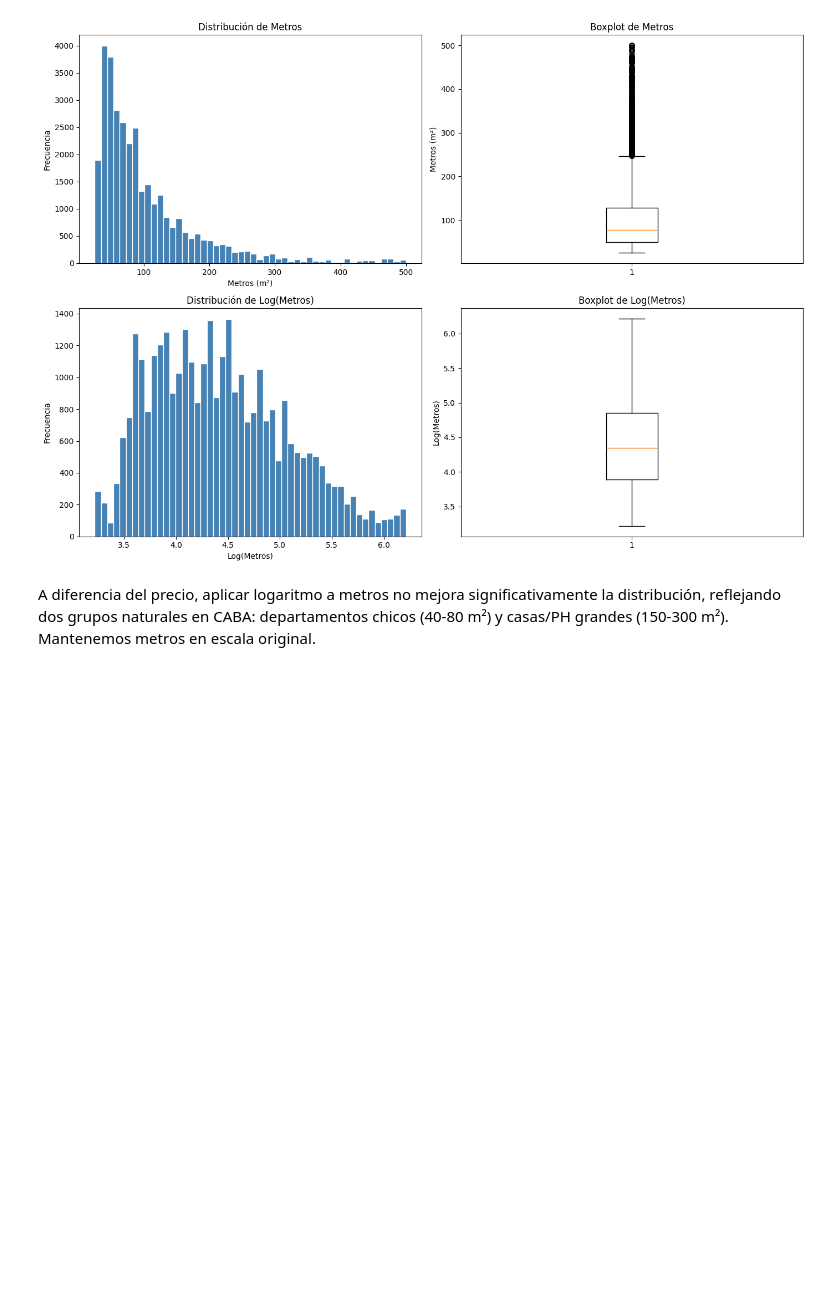
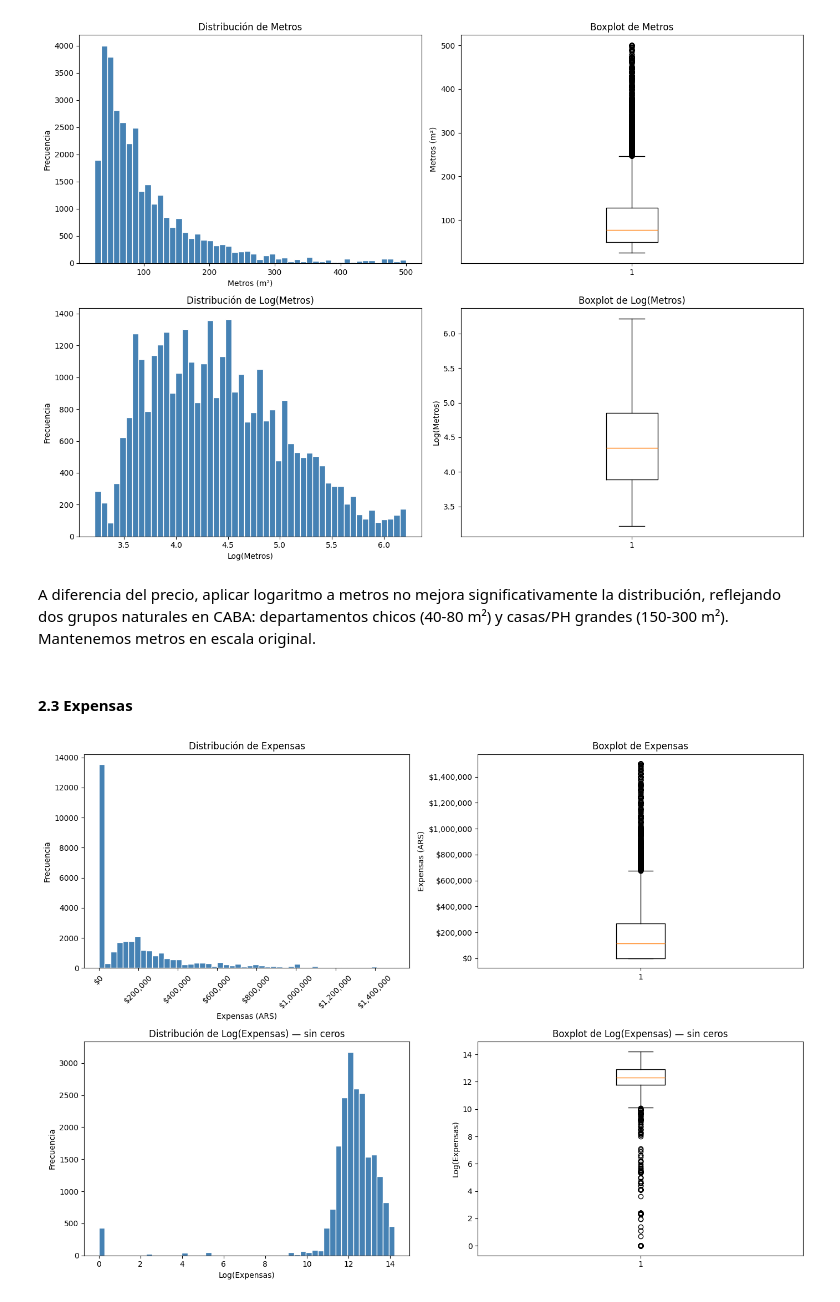
Before and after one commit to FacundoBerthet/precios-propiedades-caba, a Jupyter notebook: notebooks/03-eda.ipynb, the cells around one changed output. Cells and saved outputs as stored; diff of their text form; code cells hidden in the pictures; blank space fills up the shorter version.

Commit message:
add expensas distribution analysis

```diff
--- a/notebooks/03-eda.ipynb
+++ b/notebooks/03-eda.ipynb
@@ -134,3 +134,38 @@ plt.show()
 # %% [markdown]
 A diferencia del precio, aplicar logaritmo a metros no mejora significativamente la distribución, reflejando
 dos grupos naturales en CABA: departamentos chicos (40-80 m²) y casas/PH grandes (150-300 m²). Mantenemos metros en escala original.
+# %% [markdown]
+#### 2.3 Expensas
+# %%
+fig, axes = plt.subplots(2, 2, figsize=(14, 10))
+
+# Histograma expensas original
+axes[0, 0].hist(df["expensas"], bins=50, color="steelblue", edgecolor="white")
+axes[0, 0].set_title("Distribución de Expensas")
+axes[0, 0].set_xlabel("Expensas (ARS)")
+axes[0, 0].set_ylabel("Frecuencia")
+axes[0, 0].xaxis.set_major_formatter(plt.FuncFormatter(lambda x, p: f"${x:,.0f}"))
+plt.setp(axes[0, 0].xaxis.get_majorticklabels(), rotation=45)
+
+# Boxplot expensas original
+axes[0, 1].boxplot(df["expensas"], vert=True)
+axes[0, 1].set_title("Boxplot de Expensas")
+axes[0, 1].set_ylabel("Expensas (ARS)")
+axes[0, 1].yaxis.set_major_formatter(plt.FuncFormatter(lambda x, p: f"${x:,.0f}"))
+
+# Histograma log expensas (solo las que tienen expensas > 0)
+log_expensas = np.log(df[df["expensas"] > 0]["expensas"])
+axes[1, 0].hist(log_expensas, bins=50, color="steelblue", edgecolor="white")
+axes[1, 0].set_title("Distribución de Log(Expensas) — sin ceros")
+axes[1, 0].set_xlabel("Log(Expensas)")
+axes[1, 0].set_ylabel("Frecuencia")
+
+# Boxplot log expensas
+axes[1, 1].boxplot(log_expensas, vert=True)
+axes[1, 1].set_title("Boxplot de Log(Expensas) — sin ceros")
+axes[1, 1].set_ylabel("Log(Expensas)")
+
+plt.tight_layout()
+plt.show()
+# %% [output]
+[figure, added]
```
Also changed, not shown: parts of 1 cell of this notebook.
